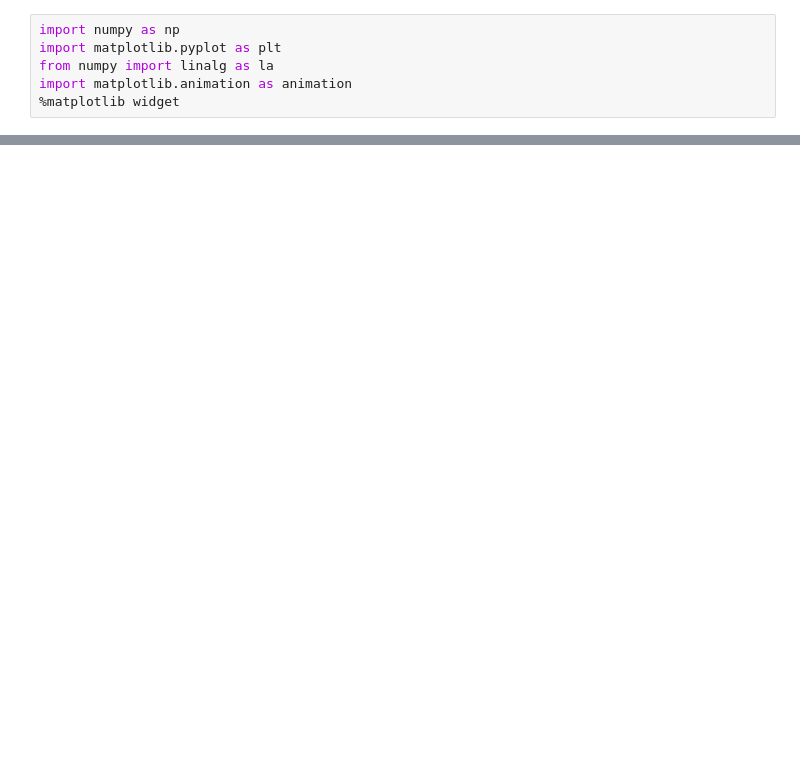
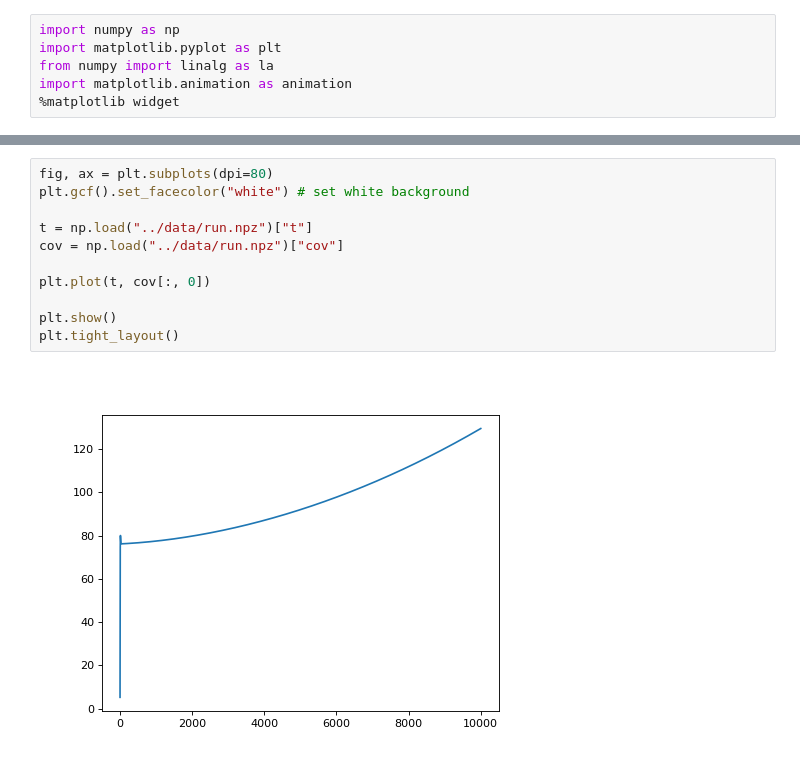
Before and after one commit to mekise/QuantumStirlingEngine, a Jupyter notebook: notebooks/plot.ipynb, the cells around one changed output, grey strips where cells are left out. Drawn from its saved outputs; the diff is of its cells as text; blank space fills up the shorter version.

Commit message:
Add single plot, tuning of run.jl

```diff
--- a/notebooks/plot.ipynb
+++ b/notebooks/plot.ipynb
@@ -35,0 +36,13 @@ plt.tight_layout()
+# %%
+fig, ax = plt.subplots(dpi=80)
+plt.gcf().set_facecolor("white") # set white background
+
+t = np.load("../data/run.npz")["t"]
+cov = np.load("../data/run.npz")["cov"]
+
+plt.plot(t, cov[:, 0])
+
+plt.show()
+plt.tight_layout()
+# %% [output]
+[figure, added]
```
Also changed, not shown: parts of 1 cell of this notebook, 2 other files.
